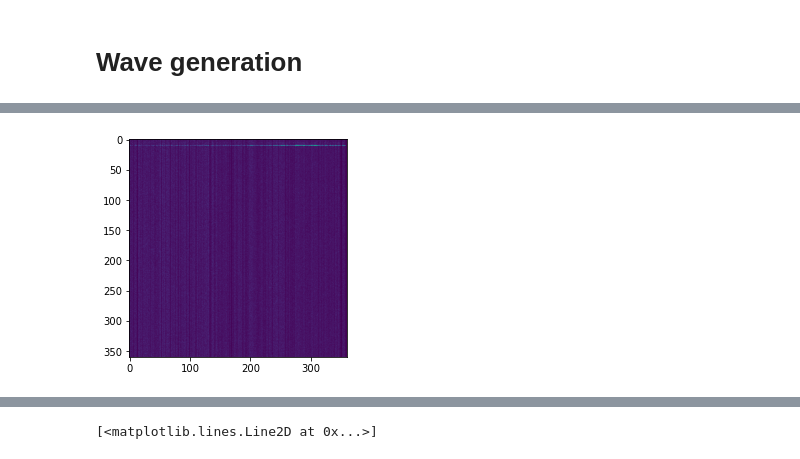
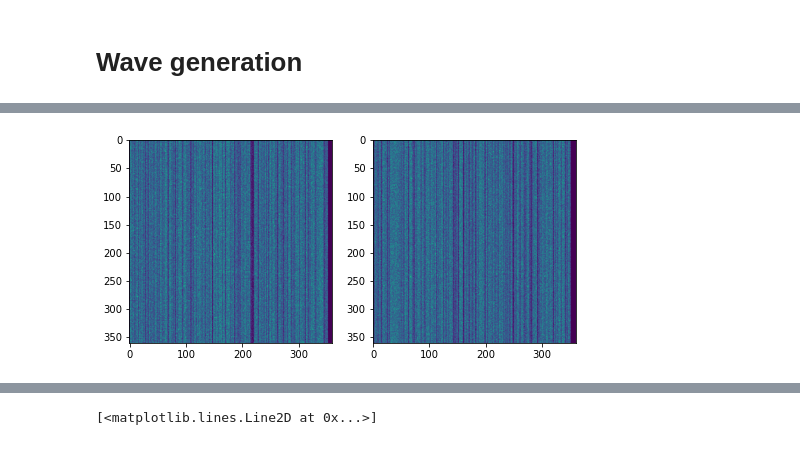
Before and after one commit to analokmaus/kaggle-g2net-2022-private, a Jupyter notebook: 01_eda.ipynb, the cells around one changed output, grey strips where cells are left out. Saved outputs shown, nothing was run; the diff lists cells and outputs as text; code cells hidden in the pictures.

```diff
--- a/01_eda.ipynb
+++ b/01_eda.ipynb
@@ -418,5 +438,5 @@ def make_data(gid, num_buckets=128, target='negative'):
 # %%
-data, ts = make_data('5b3eb27e1', 64)
+data, ts, debug = make_data('5b3eb27e1', 16)
 spec_h1, spec_l1 = data['H1'], data['L1']
 time_h1, time_l1 = ts['H1'], ts['L1']
 print(spec_h1.shape, spec_l1.shape)
@@ -427,13 +491,18 @@ print(spec_h1.shape, spec_l1.shape)
 # %%
-_spec = np.full((2, 360, 5760), 0., np.complex64)
+plt.figure(figsize=(8, 4))
+spec_h1, spec_l1 = data['H1']['spectrogram'], data['L1']['spectrogram']
+time_h1, time_l1 = data['H1']['timestamps'], data['L1']['timestamps']
+_spec = np.full((2, 360, 5760), 0., np.float32)
 ref_time = min(time_h1.min(), time_l1.min())
 frame_h1 = ((time_h1 - ref_time) / 1800).round().astype(np.uint64)
 frame_l1 = ((time_l1 - ref_time) / 1800).round().astype(np.uint64)
 _spec[0][:, frame_h1[frame_h1 < 5760]] = spec_h1[:, frame_h1 < 5760]
 _spec[1][:, frame_l1[frame_l1 < 5760]] = spec_l1[:, frame_l1 < 5760]
 spec_h1, spec_l1 = _spec[0], _spec[1]
+plt.subplot(1, 2, 1)
+plt.imshow(adaptive_resize(spec_h1[:, :, None], 360, np.mean))
+plt.subplot(1, 2, 2)
+plt.imshow(adaptive_resize(spec_l1[:, :, None], 360, np.mean))
+plt.show()
+# %% [output]
+[figure, added]
-# %%
-plt.imshow(adaptive_resize(to_spectrogram(spec_h1)[:, :, None], 360, np.mean))
-plt.show()
-# %% [output]
-[figure, removed]
```
Also changed, not shown: parts of 11 cells of this notebook, 23 other files.
